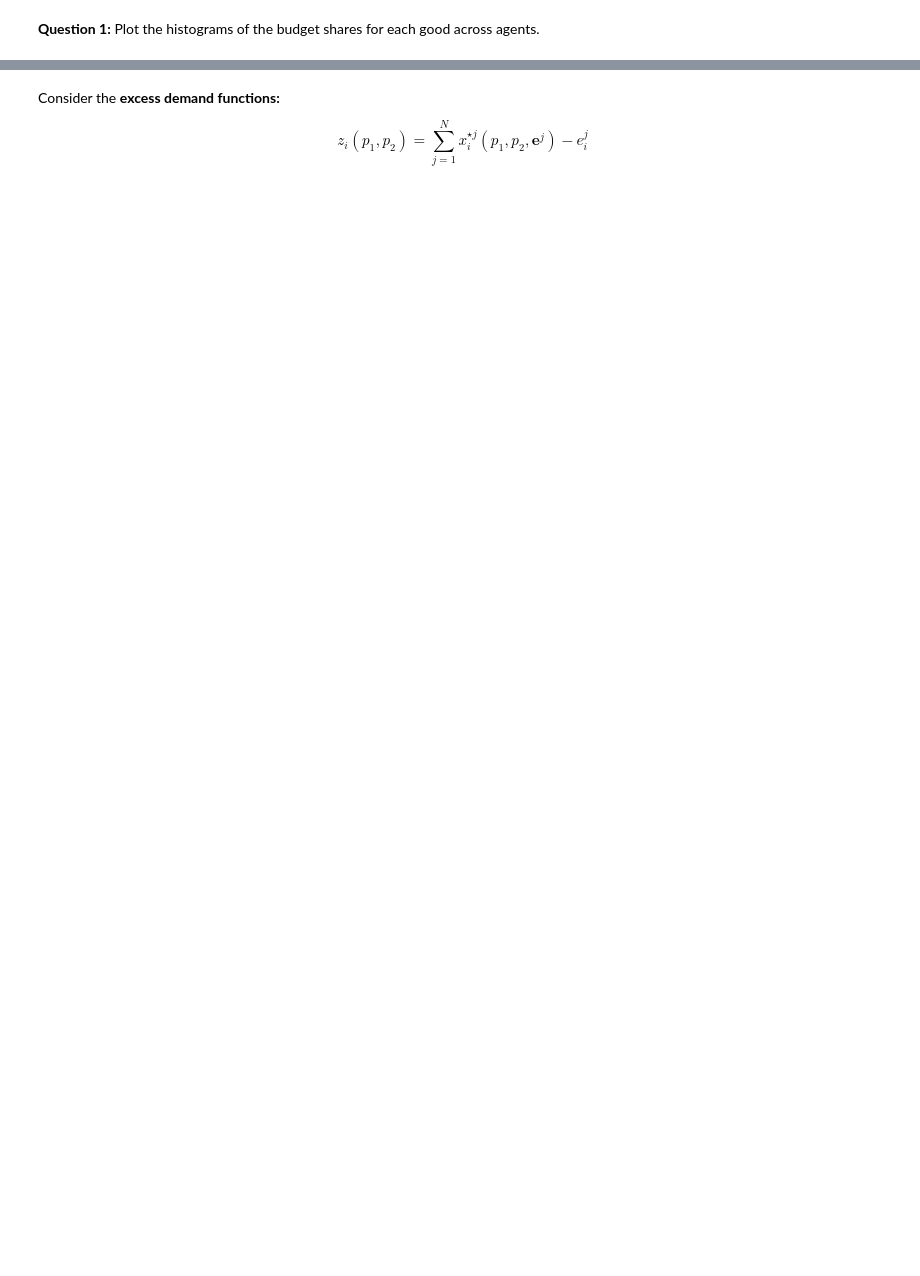
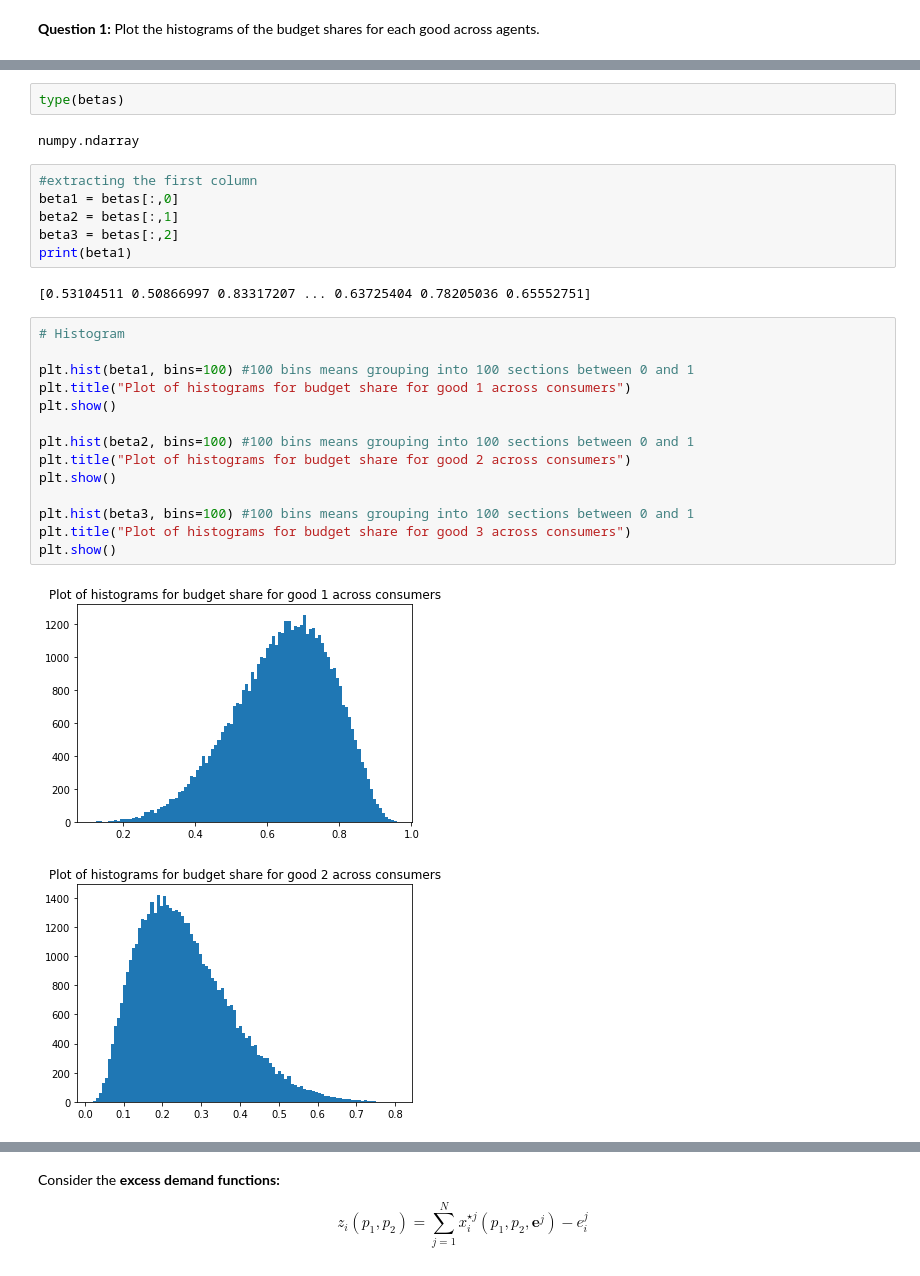
Before and after one commit to NumEconCopenhagen/projects-2019-tba, a Jupyter notebook: examproject/examproject/exam_2019_B.ipynb, the cells around one changed output, grey strips where cells are left out. Drawn from its saved outputs; the diff is of its cells as text; blank space fills up the shorter version.

```diff
--- a/examproject/examproject/exam_2019_B.ipynb
+++ b/examproject/examproject/exam_2019_B.ipynb
@@ -264,0 +309,29 @@ NameError: name 'plt' is not defined
+# %%
+type(betas)
+# %% [output]
+numpy.ndarray
+# %%
+#extracting the first column
+beta1 = betas[:,0]
+beta2 = betas[:,1]
+beta3 = betas[:,2]
+print(beta1)
+# %% [output]
+[0.53104511 0.50866997 0.83317207 ... 0.63725404 0.78205036 0.65552751]
+# %%
+# Histogram
+
+plt.hist(beta1, bins=100) #100 bins means grouping into 100 sections between 0 and 1
+plt.title("Plot of histograms for budget share for good 1 across consumers")
+plt.show()
+
+plt.hist(beta2, bins=100) #100 bins means grouping into 100 sections between 0 and 1
+plt.title("Plot of histograms for budget share for good 2 across consumers")
+plt.show()
+
+plt.hist(beta3, bins=100) #100 bins means grouping into 100 sections between 0 and 1
+plt.title("Plot of histograms for budget share for good 3 across consumers")
+plt.show()
+# %% [output]
+[figure, added]
+[figure, added]
```
Also changed, not shown: parts of 15 cells of this notebook.
